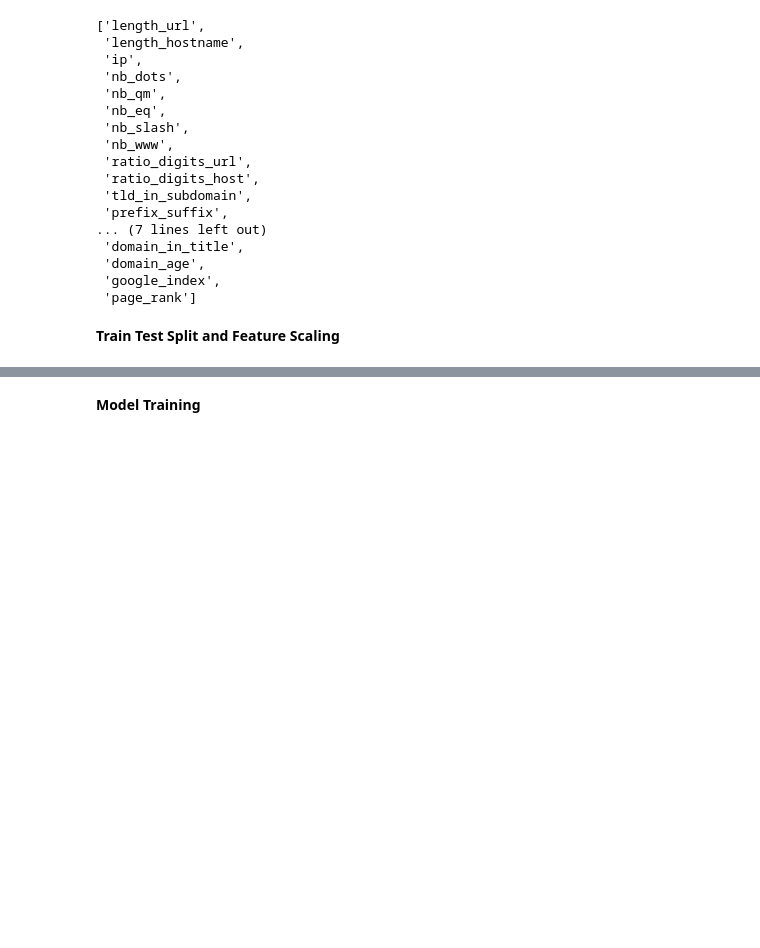
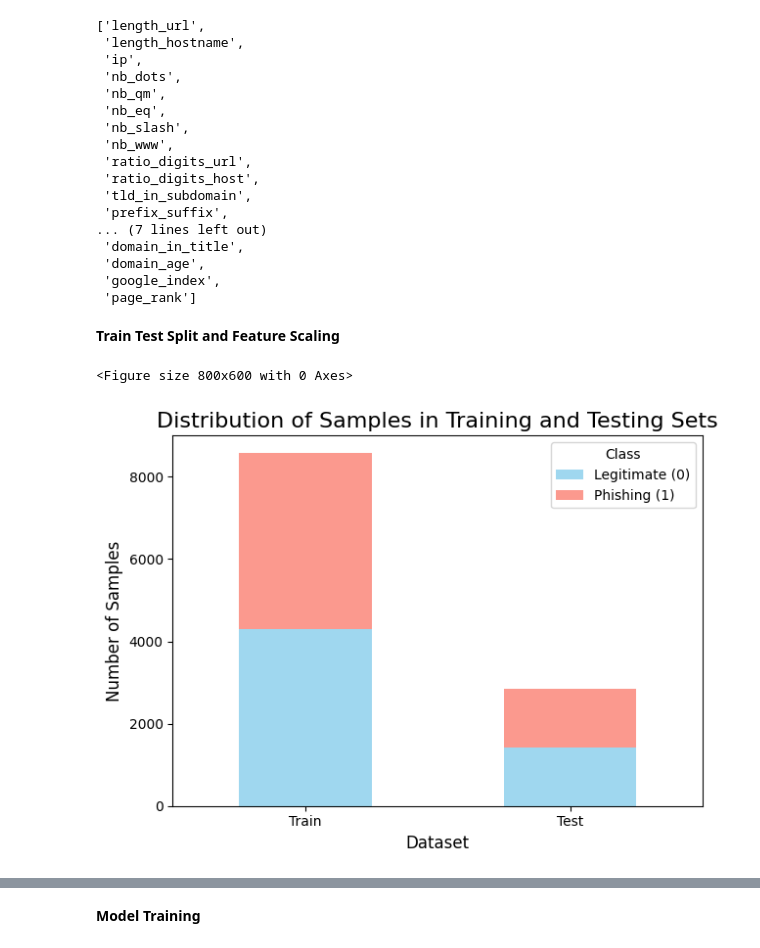
Before and after one commit to Rishipan/Phishing-Site-Detector, a Jupyter notebook: backend/PhishingUrlDetector.ipynb, the cells around one changed output, grey strips where cells are left out. Drawn from its saved outputs; the diff is of its cells as text; code cells hidden in the pictures; blank space fills up the shorter version.

```diff
--- a/backend/PhishingUrlDetector.ipynb
+++ b/backend/PhishingUrlDetector.ipynb
@@ -181,3 +181,34 @@ X = df[selected_features]
 y = df['status']
 # %%
 X_train, X_test, y_train, y_test = train_test_split(X, y, test_size=0.25, random_state=42)
+# %%
+import matplotlib.pyplot as plt
+import seaborn as sns
+
+# Count the samples in each class for training and testing sets
+train_counts = y_train.value_counts()
+test_counts = y_test.value_counts()
+
+# Combine the data into a single DataFrame for visualization
+data = pd.DataFrame({
+    'Train': train_counts,
+    'Test': test_counts
+}).T
+
+# Create a bar plot
+plt.figure(figsize=(8, 6))
+data.plot(kind='bar', stacked=True, color=['skyblue', 'salmon'], alpha=0.8)
+
+# Add labels and title
+plt.title('Distribution of Samples in Training and Testing Sets', fontsize=16)
+plt.xlabel('Dataset', fontsize=12)
+plt.ylabel('Number of Samples', fontsize=12)
+plt.legend(title='Class', labels=['Legitimate (0)', 'Phishing (1)'], fontsize=10)
+
+# Display the plot
+plt.xticks(rotation=0, fontsize=10)
+plt.tight_layout()
+plt.show()
+# %% [output]
+<Figure size 800x600 with 0 Axes>
+[figure, added]
```
Also changed, not shown: parts of 3 cells of this notebook, 2 other files.
